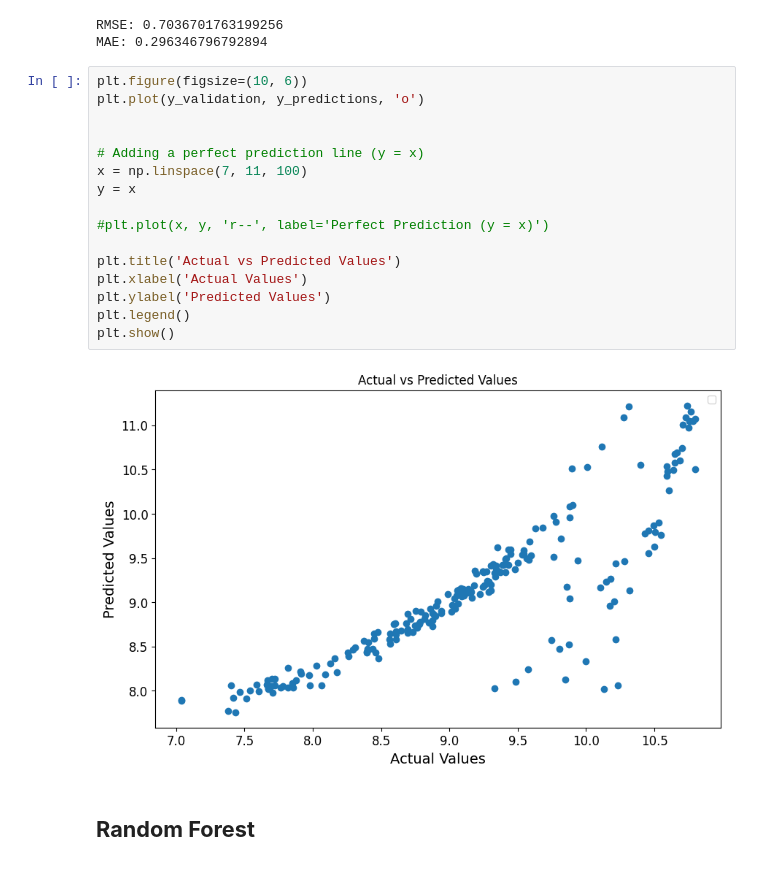
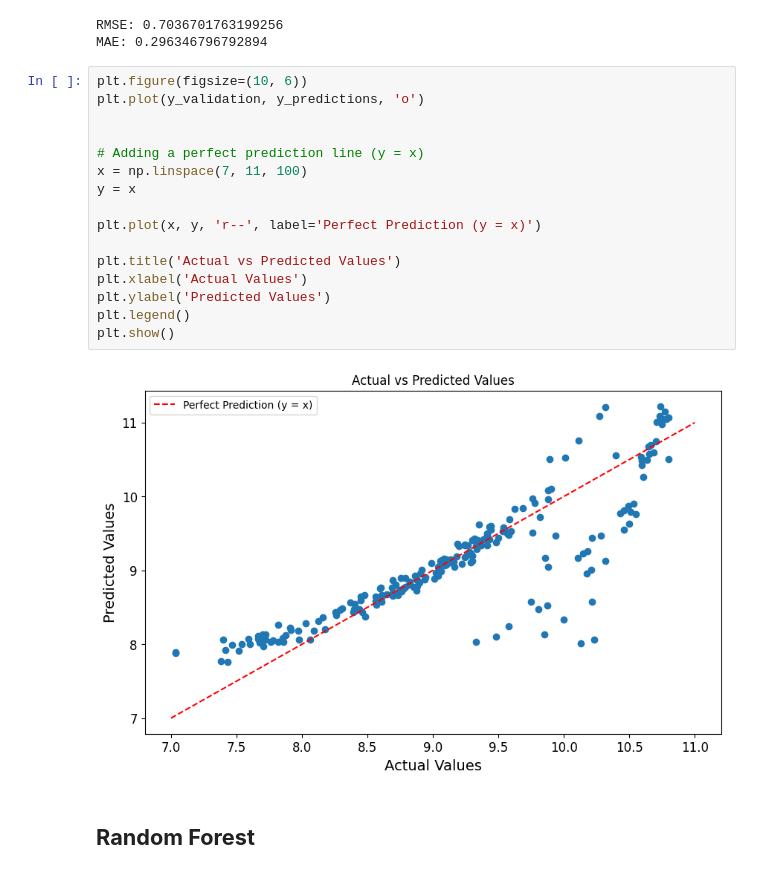
Before and after one commit to Ahsanfyfy/Project-Group-3, a Jupyter notebook: models.ipynb, the cells around one changed output. Saved outputs shown, nothing was run; the diff lists cells and outputs as text.

```diff
--- a/models.ipynb
+++ b/models.ipynb
@@ -243,21 +243,21 @@ MAE: 0.296346796792894
 # %%
 plt.figure(figsize=(10, 6))
 plt.plot(y_validation, y_predictions, 'o')
 
 
 # Adding a perfect prediction line (y = x)
 x = np.linspace(7, 11, 100)
 y = x
 
-#plt.plot(x, y, 'r--', label='Perfect Prediction (y = x)')
+plt.plot(x, y, 'r--', label='Perfect Prediction (y = x)')
 
 plt.title('Actual vs Predicted Values')
 plt.xlabel('Actual Values')
 plt.ylabel('Predicted Values')
 plt.legend()
 plt.show()
 # %% [output]
-[figure, old version]
+[figure, new version]
 # %% [markdown]
 ## **Random Forest**
 # %% [markdown]
```
Also changed, not shown: parts of 25 cells of this notebook, 1 other file.
